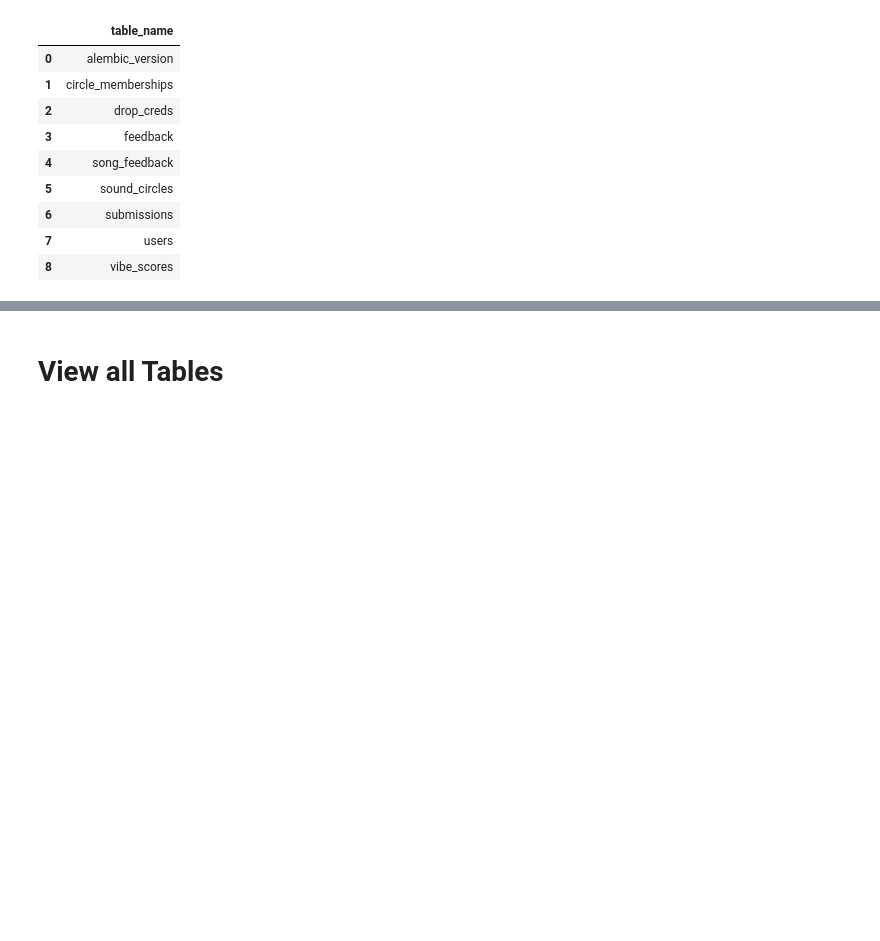
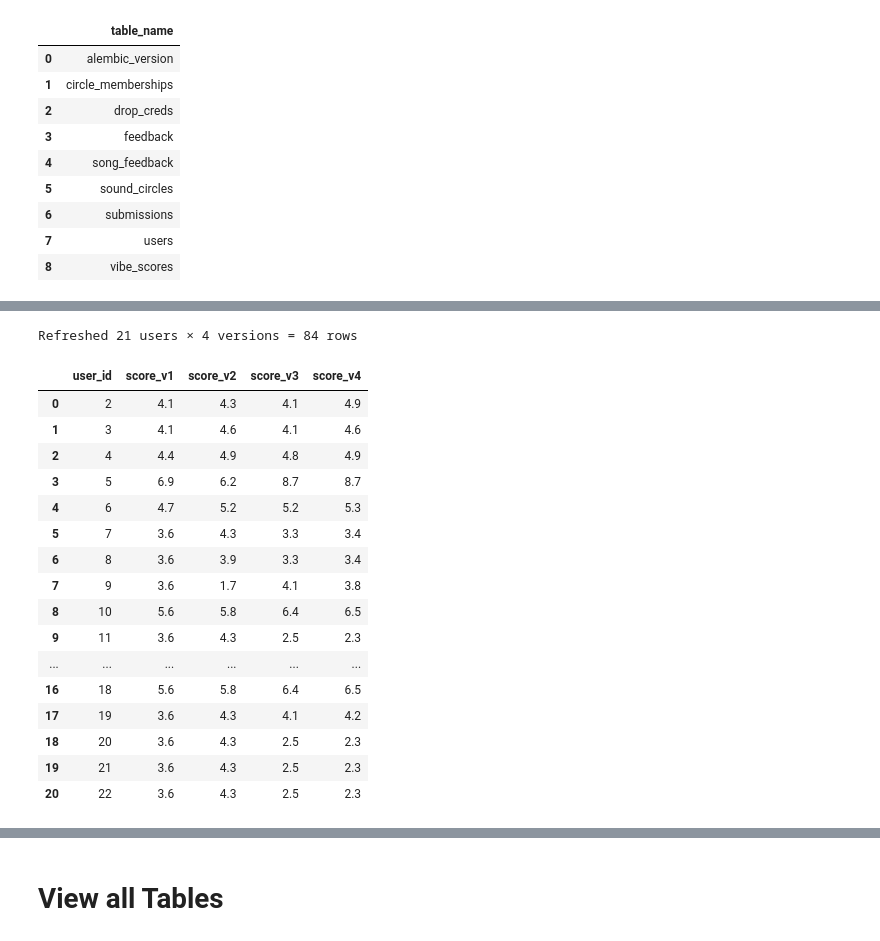
Before and after one commit to nickhellmer/vibedrop, a Jupyter notebook: inspect_db-prod.ipynb, the cells around one changed output, grey strips where cells are left out. Saved outputs shown, nothing was run; the diff lists cells and outputs as text; code cells hidden in the pictures; blank space fills up the shorter version.

```diff
--- a/inspect_db-prod.ipynb
+++ b/inspect_db-prod.ipynb
@@ -49,0 +135,59 @@ ORDER BY table_name
+# %%
+### Refresh drop_cred table for all users based on latest data ###
+from app import app
+from models import db, User
+from services.scoring import snapshot_user_all_versions
+
+VERSIONS = (1, 2, 3, 4)
+
+with app.app_context():
+    user_ids = [uid for (uid,) in db.session.query(User.id).all()]
+    total_rows = 0
+    for uid in user_ids:
+        snapshot_user_all_versions(uid, versions=VERSIONS, replace=True, commit=False)
+        total_rows += len(VERSIONS)
+    db.session.commit()
+
+print(f"Refreshed {len(user_ids)} users × {len(VERSIONS)} versions = {total_rows} rows")
+
+# verify only 3 rows per user
+sql_df("""
+  SELECT user_id, score_version, COUNT(*) AS n
+  FROM drop_creds
+  GROUP BY user_id, score_version
+  ORDER BY user_id, score_version
+""")
+
+# verify latest pivot data
+sql_df("""WITH ranked AS (
+  SELECT dc.*, ROW_NUMBER() OVER (PARTITION BY user_id, score_version ORDER BY computed_at DESC) rn
+  FROM drop_creds dc
+)
+SELECT user_id,
+       MAX(drop_cred_score) FILTER (WHERE score_version=1 AND rn=1) AS score_v1,
+       MAX(drop_cred_score) FILTER (WHERE score_version=2 AND rn=1) AS score_v2,
+       MAX(drop_cred_score) FILTER (WHERE score_version=3 AND rn=1) AS score_v3,
+       MAX(drop_cred_score) FILTER (WHERE score_version=4 AND rn=1) AS score_v4
+FROM ranked
+WHERE rn=1
+GROUP BY user_id
+ORDER BY user_id;""")
+# %% [output]
+Refreshed 21 users × 4 versions = 84 rows
+|  | user_id | score_v1 | score_v2 | score_v3 | score_v4 |
+| 0 | 2 | 4.1 | 4.3 | 4.1 | 4.9 |
+| 1 | 3 | 4.1 | 4.6 | 4.1 | 4.6 |
+| 2 | 4 | 4.4 | 4.9 | 4.8 | 4.9 |
+| 3 | 5 | 6.9 | 6.2 | 8.7 | 8.7 |
+| 4 | 6 | 4.7 | 5.2 | 5.2 | 5.3 |
+| 5 | 7 | 3.6 | 4.3 | 3.3 | 3.4 |
+| 6 | 8 | 3.6 | 3.9 | 3.3 | 3.4 |
+| 7 | 9 | 3.6 | 1.7 | 4.1 | 3.8 |
+| 8 | 10 | 5.6 | 5.8 | 6.4 | 6.5 |
+| 9 | 11 | 3.6 | 4.3 | 2.5 | 2.3 |
+| ... | ... | ... | ... | ... | ... |
+| 16 | 18 | 5.6 | 5.8 | 6.4 | 6.5 |
+| 17 | 19 | 3.6 | 4.3 | 4.1 | 4.2 |
+| 18 | 20 | 3.6 | 4.3 | 2.5 | 2.3 |
+| 19 | 21 | 3.6 | 4.3 | 2.5 | 2.3 |
+| 20 | 22 | 3.6 | 4.3 | 2.5 | 2.3 |
```
Also changed, not shown: parts of 7 cells of this notebook, 26 other files.
